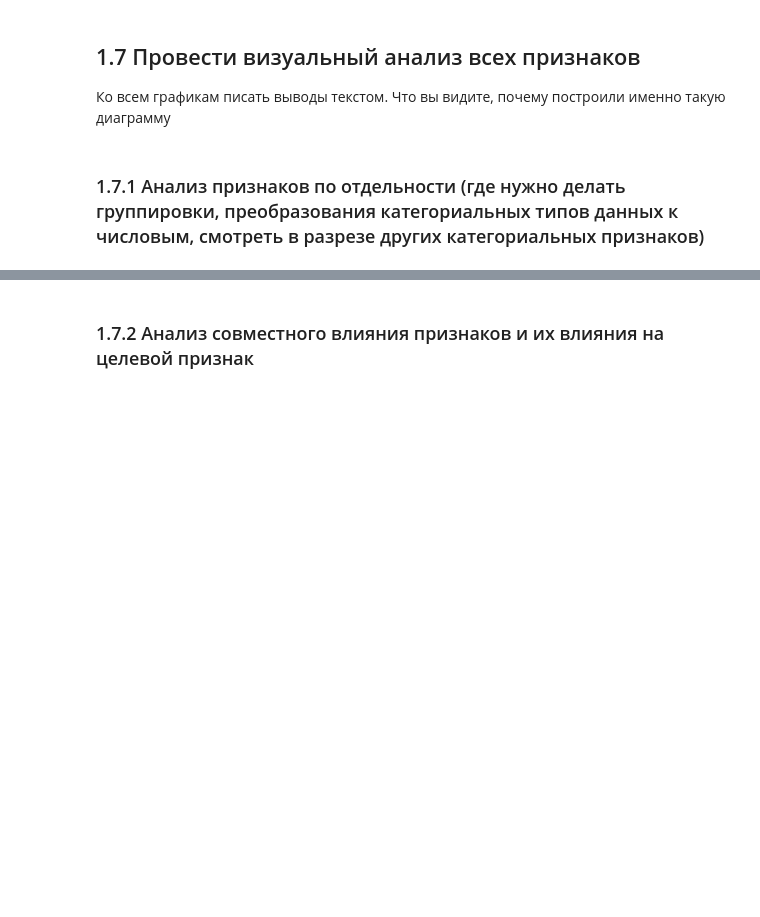
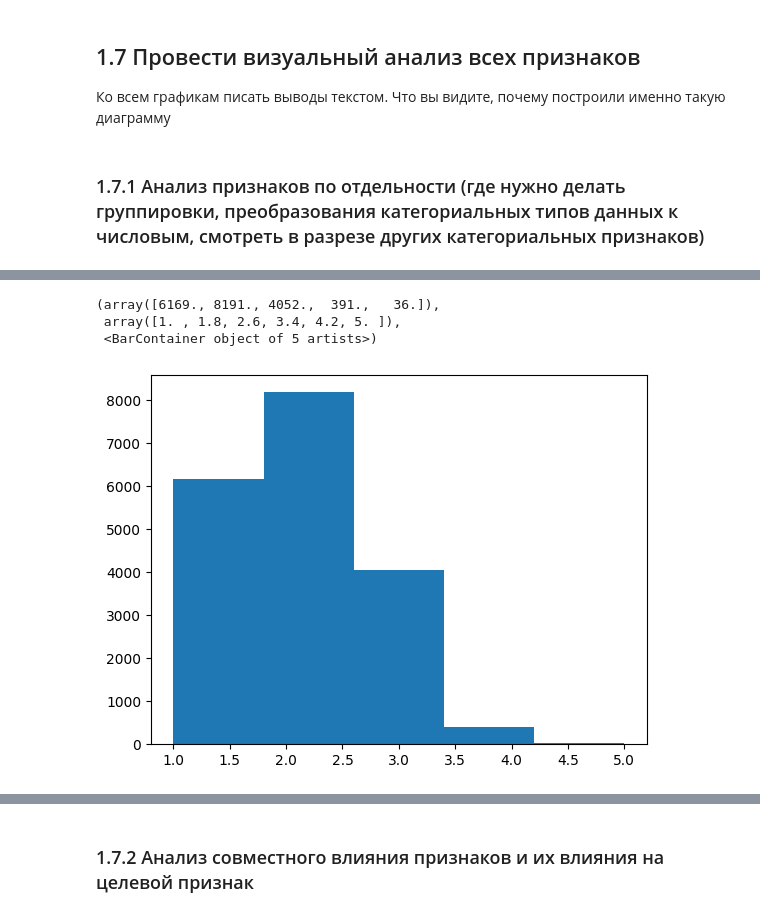
Before and after one commit to pyretttt/masters, a Jupyter notebook: finalTask/06_Шаблон итогового проекта .ipynb, the cells around one changed output, grey strips where cells are left out. Saved outputs shown, nothing was run; the diff lists cells and outputs as text; code cells hidden in the pictures; blank space fills up the shorter version.

```diff
--- a/finalTask/06_Шаблон итогового проекта .ipynb
+++ b/finalTask/06_Шаблон итогового проекта .ipynb
@@ -645,0 +670,8 @@ ERROR! Session/line number was not unique in database. History logging moved to
+# %%
+mask = (df_full['num_room'] >= 1) & (df_full['num_room'] <= 5)
+plt.hist(df_full[mask]['num_room'], bins=5)
+# %% [output]
+(array([6169., 8191., 4052.,  391.,   36.]),
+ array([1. , 1.8, 2.6, 3.4, 4.2, 5. ]),
+ <BarContainer object of 5 artists>)
+[figure, added]
```
Also changed, not shown: parts of 15 cells of this notebook, 1 other file.
